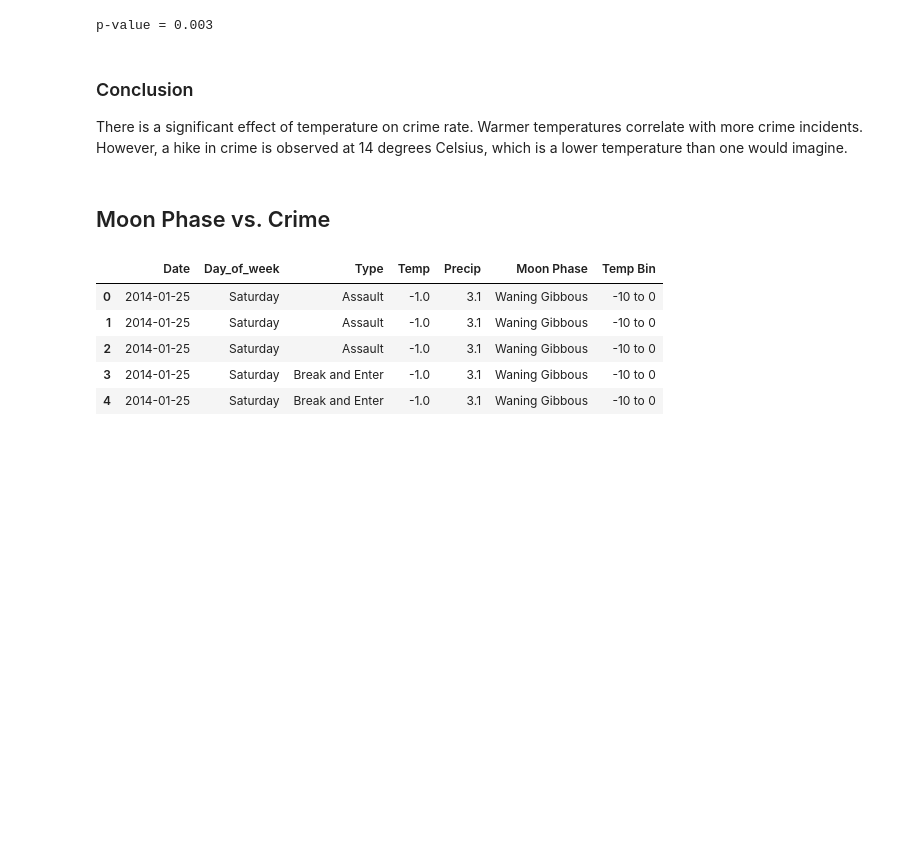
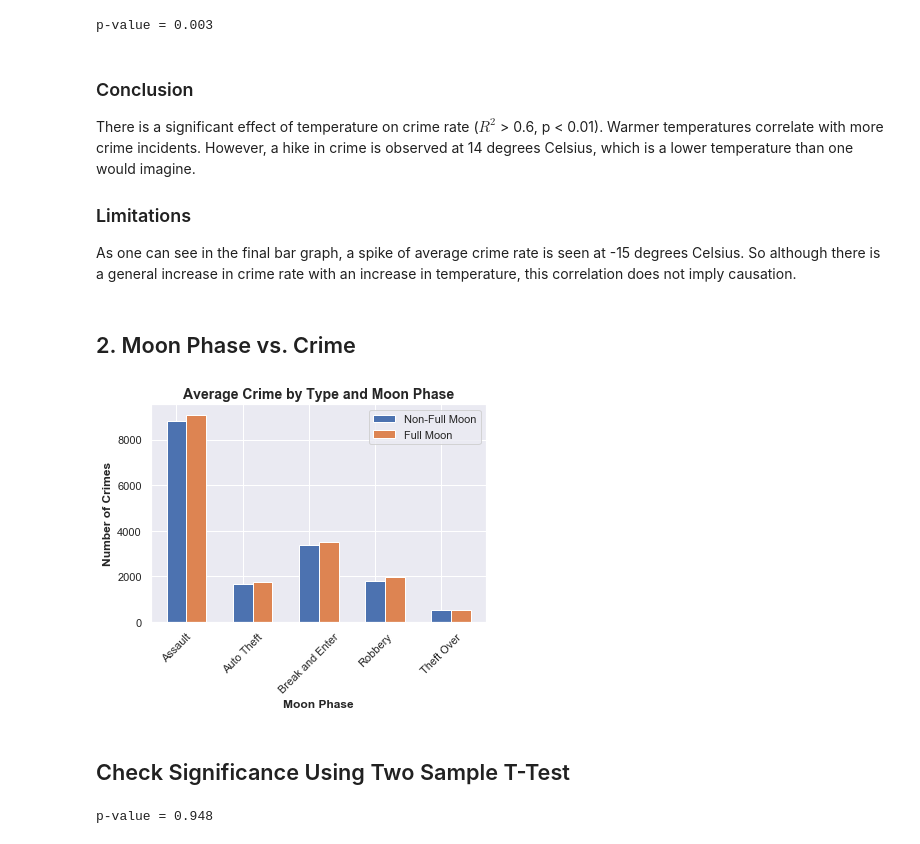
Before and after one commit to minnawoo/Whether-Weather-Drives-Crime, a Jupyter notebook: Whether Weather Drives Crime.ipynb, the cells around one changed output. Cells and saved outputs as stored; diff of their text form; code cells hidden in the pictures; blank space fills up the shorter version.

```diff
--- a/Whether Weather Drives Crime.ipynb
+++ b/Whether Weather Drives Crime.ipynb
@@ -419,15 +426,58 @@ print(f"p-value = {round(pvalue[0], 3)}")
 p-value = 0.003
 # %% [markdown]
 ### Conclusion
-There is a significant effect of temperature on crime rate. Warmer temperatures correlate with more crime incidents. However, a hike in crime is observed at 14 degrees Celsius, which is a lower temperature than one would imagine.
+There is a significant effect of temperature on crime rate ($R^2$ > 0.6, p < 0.01). Warmer temperatures correlate with more crime incidents. However, a hike in crime is observed at 14 degrees Celsius, which is a lower temperature than one would imagine.
+
+### Limitations
+As one can see in the final bar graph, a spike of average crime rate is seen at -15 degrees Celsius. So although there is a general increase in crime rate with an increase in temperature, this correlation does not imply causation.
 # %% [markdown]
-## Moon Phase vs. Crime
+## 2. Moon Phase vs. Crime
-# %%
-weather_crime_df.head()
-# %% [output]
-|  | Date | Day_of_week | Type | Temp | Precip | Moon Phase | Temp Bin |
-| 0 | 2014-01-25 | Saturday | Assault | -1.0 | 3.1 | Waning Gibbous | -10 to 0 |
-| 1 | 2014-01-25 | Saturday | Assault | -1.0 | 3.1 | Waning Gibbous | -10 to 0 |
-| 2 | 2014-01-25 | Saturday | Assault | -1.0 | 3.1 | Waning Gibbous | -10 to 0 |
-| 3 | 2014-01-25 | Saturday | Break and Enter | -1.0 | 3.1 | Waning Gibbous | -10 to 0 |
-| 4 | 2014-01-25 | Saturday | Break and Enter | -1.0 | 3.1 | Waning Gibbous | -10 to 0 |
+# %%
+# Make a new Dataframe with only the columns we need
+allcrimes_vs_allmoons_df = weather_crime_df.loc[:, ['Date', 'Type', 'Moon Phase']]
+
+# Group by Moon Phase and Type of Crime
+othermoons_df = allcrimes_vs_allmoons_df.groupby(['Moon Phase', 'Type']).count()
+
+# Group groups for Non-full Moon Crime Counts By Type
+no_full_moon_df = pd.DataFrame((othermoons_df.iloc[0:5,:].values + \
+             othermoons_df.iloc[10:15,:].values + \
+             othermoons_df.iloc[15:20,:].values + \
+             othermoons_df.iloc[20:25,:].values + \
+             othermoons_df.iloc[25:30,:].values + \
+             othermoons_df.iloc[30:35,:].values + \
+             othermoons_df.iloc[35:40,:].values)/7, \
+             ['Assault', 'Auto Theft', 'Break and Enter', 'Robbery', 'Theft Over'],
+             ['Number of Crimes'])
+
+# Full Moon Crime Counts By Type
+full_moon_df = pd.DataFrame(othermoons_df.iloc[5:10,:].values, \
+                            ['Assault', 'Auto Theft', 'Break and Enter', 'Robbery', 'Theft Over'],\
+                           ['Number of Crimes'])
+
+# Plot Number of Crimes by Type and Moon Phase
+fig = plt.figure()
+ax = fig.add_subplot(111)
+xloc = np.arange(5) # the x locations for the groups
+width = 0.3 # the width of the bars
+
+plt.title('Average Crime by Type and Moon Phase', fontweight = 'bold', fontsize = 14)
+plt.xlabel('Moon Phase', fontweight = 'bold')
+plt.ylabel('Number of Crimes', fontweight = 'bold')
+ax.bar(xloc, no_full_moon_df['Number of Crimes'], width, label = 'Non-Full Moon')
+ax.bar(xloc + width, full_moon_df['Number of Crimes'], width, label = 'Full Moon')
+plt.xticks(xloc, no_full_moon_df.index, rotation = 45)
+ax.legend()
+plt.savefig('Average Crime by Type and Moon Phase.png', bbox_inches = 'tight', dpi = 199)
+plt.show()
+# %% [output]
+[figure, added]
+# %% [markdown]
+## Check Significance Using Two Sample T-Test
+# %%
+# Two Sample T Test
+import scipy.stats as stats
+_, pvalue = stats.ttest_ind(full_moon_df, no_full_moon_df)
+print(f"p-value = {round(pvalue[0], 3)}")
+# %% [output]
+p-value = 0.948
```
Also changed, not shown: parts of 12 cells of this notebook, 5 other files.
